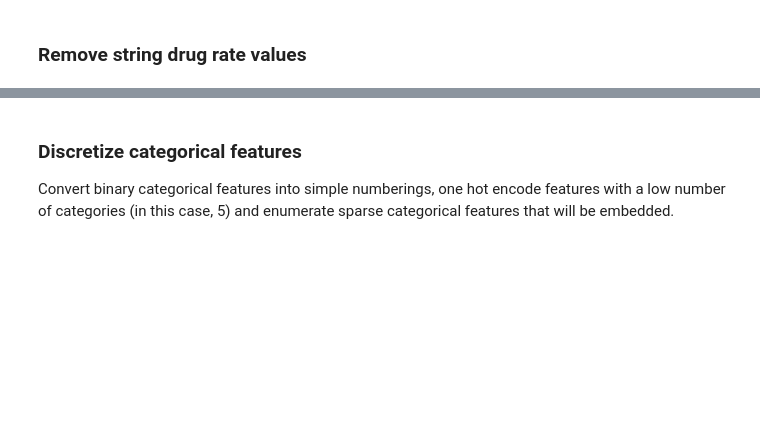
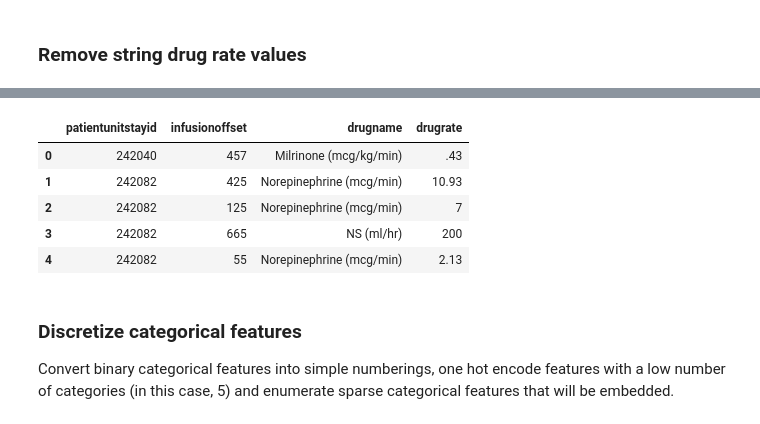
Before and after one commit to AndreCNF/eICU-mortality-prediction, a Jupyter notebook: notebooks/preprocessing/treatment-data-preprocessing.ipynb, the cells around one changed output, grey strips where cells are left out. Saved outputs shown, nothing was run; the diff lists cells and outputs as text; code cells hidden in the pictures; blank space fills up the shorter version.

```diff
--- a/notebooks/preprocessing/treatment-data-preprocessing.ipynb
+++ b/notebooks/preprocessing/treatment-data-preprocessing.ipynb
@@ -83,10 +174,16 @@ infdrug_df.head()
 # %%
 infdrug_df.patientunitstayid = infdrug_df.patientunitstayid.astype(int)
 infdrug_df.infusionoffset = infdrug_df.infusionoffset.astype(int)
 infdrug_df.drugname = infdrug_df.drugname.astype(str)
 infdrug_df.drugrate = infdrug_df.drugrate.astype(float)
-infdrug_df.patientweight = infdrug_df.patientweight.astype(float)
 infdrug_df.head()
+# %% [output]
+|  | patientunitstayid | infusionoffset | drugname | drugrate |
+| 0 | 242040 | 457 | Milrinone (mcg/kg/min) | .43 |
+| 1 | 242082 | 425 | Norepinephrine (mcg/min) | 10.93 |
+| 2 | 242082 | 125 | Norepinephrine (mcg/min) | 7 |
+| 3 | 242082 | 665 | NS (ml/hr) | 200 |
+| 4 | 242082 | 55 | Norepinephrine (mcg/min) | 2.13 |
 # %% [markdown]
 ### Discretize categorical features
 
```
Also changed, not shown: parts of 72 cells of this notebook, 10 other files.
